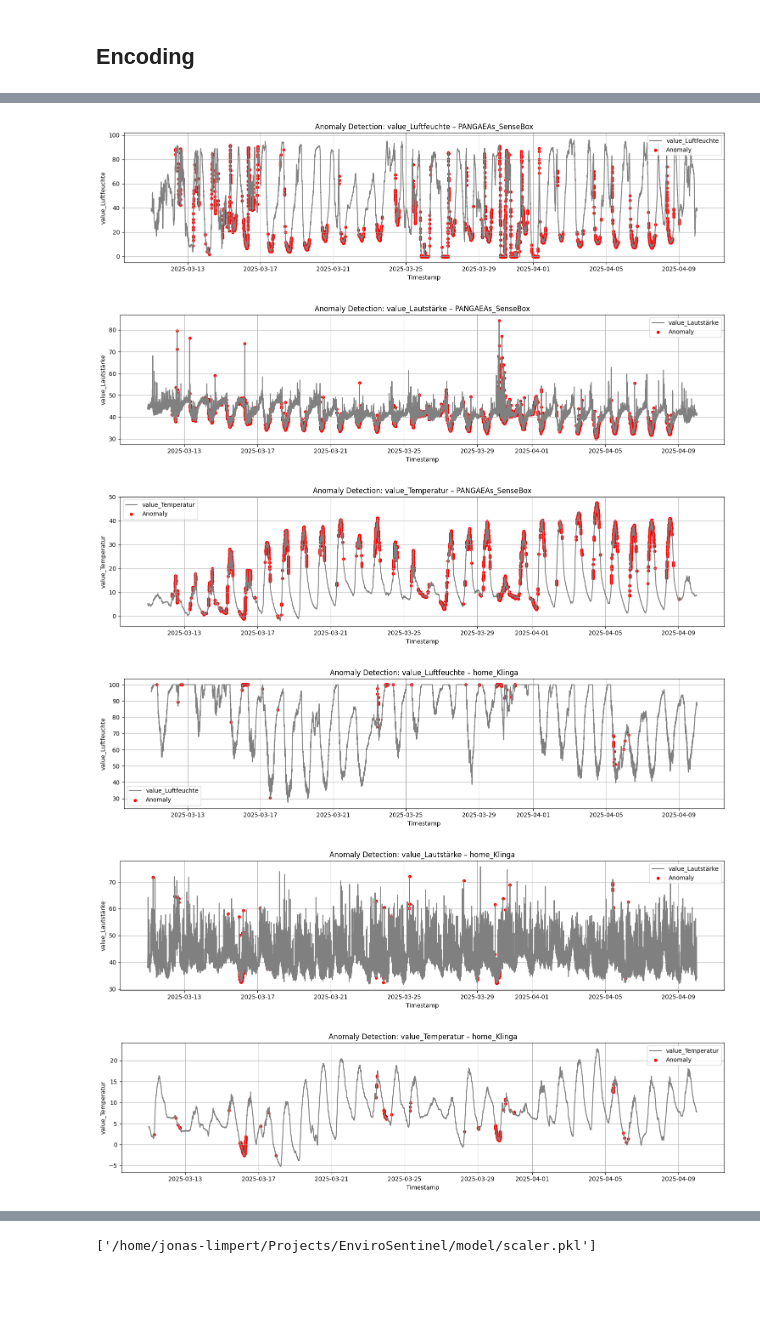
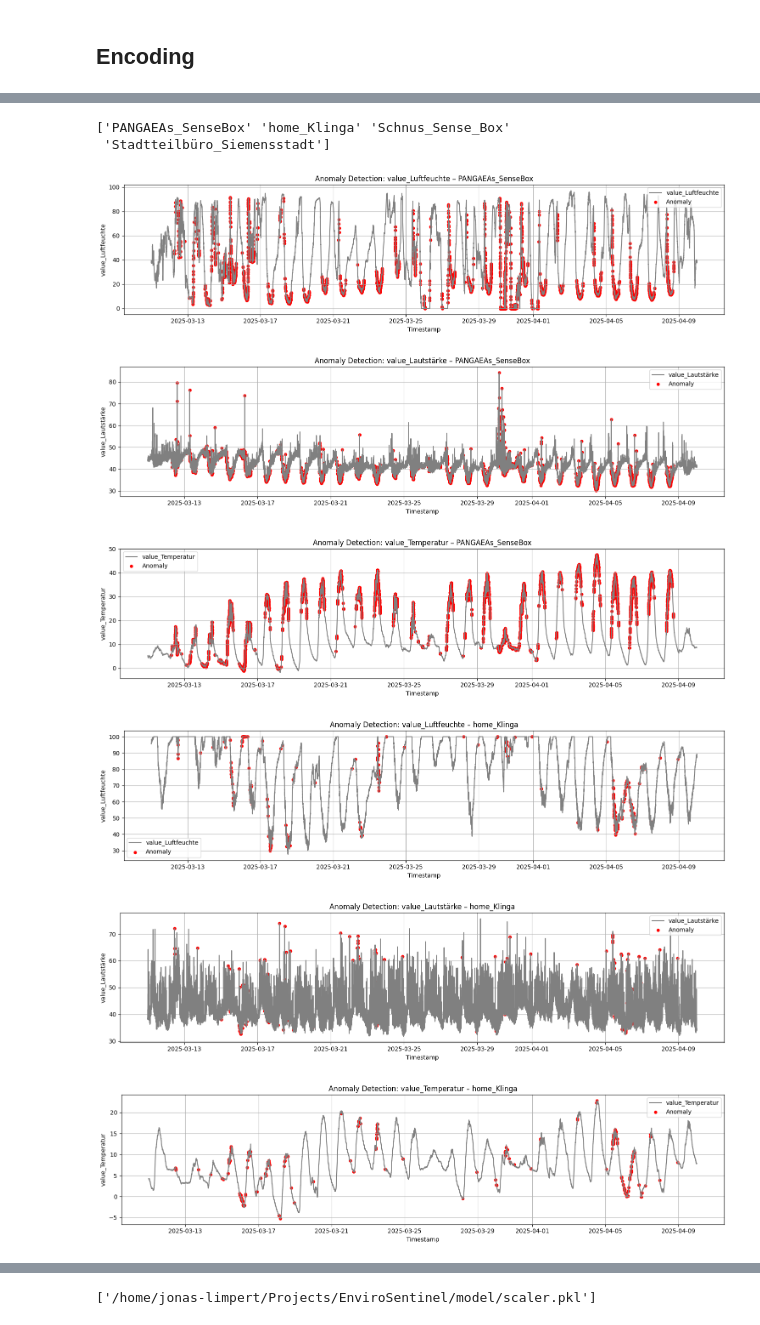
Before and after one commit to JonaLimp/EnviroSentinel, a Jupyter notebook: training/notebooks/model_fit.ipynb, the cells around one changed output, grey strips where cells are left out. Drawn from its saved outputs; the diff is of its cells as text; code cells hidden in the pictures; blank space fills up the shorter version.

Commit message:
Usage of PreProcessor during training

```diff
--- a/training/notebooks/model_fit.ipynb
+++ b/training/notebooks/model_fit.ipynb
@@ -21,5 +21,5 @@ Project root set to: /home/jonas-limpert/Projects/EnviroSentinel
 # %%
-data_path = PROJECT_ROOT / "data" / "processed_data"
+data_path = PROJECT_ROOT / "training" / "data" / "processed_data"
 
 dfs = {}
 for file in data_path.iterdir():
@@ -36,12 +36,34 @@ model = IsolationForest(
     random_state=42
 )
 # %%
-encoder = OrdinalEncoder()
-for df_name, df in dfs.items():
-    df['station'] = df_name
-    df_encoded = pd.get_dummies(df, columns=["sound_bin"], drop_first=True)
-    df["sound_bin_encoded"] = encoder.fit_transform(df[["sound_bin"]])
-    df['station_encoded'] = encoder.fit_transform(df[['station']])
+# from sklearn.preprocessing import OrdinalEncoder
+# import joblib
+
+# # Collect all unique stations and sound_bins
+# all_stations = [[name] for name in dfs.keys()]
+# all_sound_bins = set()
+
+# for df in dfs.values():
+#     all_sound_bins.update(df["sound_bin"].dropna().unique())
+
+# # Fit encoders once
+# sound_encoder = OrdinalEncoder()
+# station_encoder = OrdinalEncoder()
+
+# sound_encoder.fit([[s] for s in all_sound_bins])
+# station_encoder.fit(all_stations)
+
+# # Apply encodings
+# for df_name, df in dfs.items():
+#     df["station"] = df_name
+#     df["sound_bin_encoded"] = sound_encoder.transform(df[["sound_bin"]])
+#     df["station_encoded"] = station_encoder.transform(df[["station"]])
+#     df = pd.get_dummies(df, columns=["sound_bin"], drop_first=True)
+#     dfs[df_name] = df
+
+# # Save encoders
+# joblib.dump(sound_encoder, PROJECT_ROOT / "model/sound_encoder.pkl")
+# joblib.dump(station_encoder, PROJECT_ROOT / "model/station_encoder.pkl")
 # %%
 validation_df = dfs.pop('Station_Kaiser')
 
@@ -108,38 +130,45 @@ for sensor in sensors_to_explore:
 # %%
+from predictor.src.preprocessor import Preprocessor
 
 # Step 1: Ensure timestamp is datetime and used as index
 train_df['timestamp'] = pd.to_datetime(train_df['timestamp'])
 train_df.set_index('timestamp', inplace=True)
 
 # Step 2: Define which sensors to visualize
 sensors_to_explore = [
     'value_Luftfeuchte',
     'value_Lautstärke',
     'value_Temperatur',
 ]
 
+preprocessor = Preprocessor(is_training=False, sound_encoder_path=config.SOUND_ENCODER_PATH, station_encoder_path=config.STATION_ENCODER_PATH)
+
+train_df = preprocessor.decode_dataframe(train_df)
+print(train_df['station'].unique())
 # Step 3: Loop over each station and each sensor
 for station_name in train_df['station'].unique():
     station_df = train_df[train_df['station'] == station_name]
 
     for sensor in sensors_to_explore:
         if sensor in station_df.columns:
             anomalies = station_df[station_df['anomaly'] == -1]
 
             plt.figure(figsize=(15, 4))
             plt.plot(station_df.index, station_df[sensor], label=sensor, color='gray')
             plt.scatter(anomalies.index, anomalies[sensor], color='red', label='Anomaly', s=20)
             plt.title(f"Anomaly Detection: {sensor} – {station_name}")
             plt.xlabel("Timestamp")
             plt.ylabel(sensor)
             plt.legend()
             plt.grid(True)
             plt.tight_layout()
             plt.show()
 # %% [output]
+['PANGAEAs_SenseBox' 'home_Klinga' 'Schnus_Sense_Box'
+ 'Stadtteilbüro_Siemensstadt']
-[figure, old version]
+[figure, new version]
-[figure, old version]
+[figure, new version]
-[figure, old version]
+[figure, new version]
-[figure, old version]
+[figure, new version]
-[figure, old version]
+[figure, new version]
-[figure, old version]
+[figure, new version]
```
Also changed, not shown: parts of 4 cells of this notebook, 1 other file.
